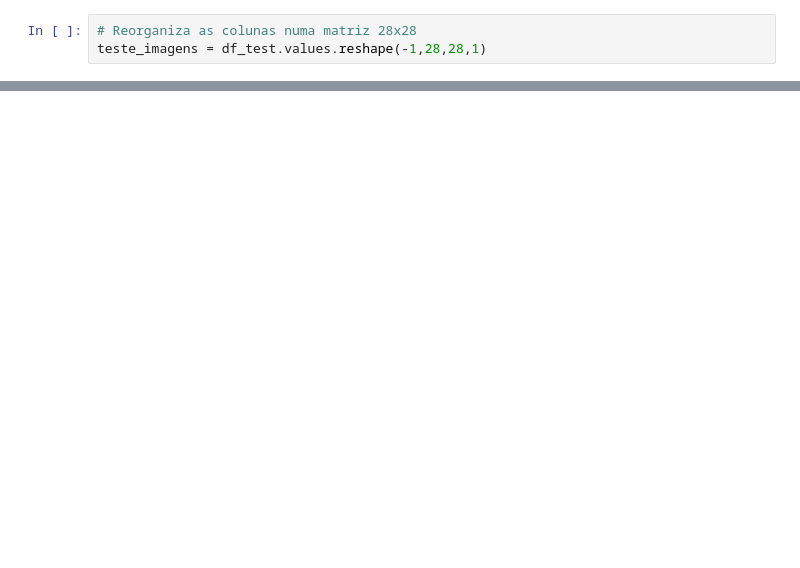
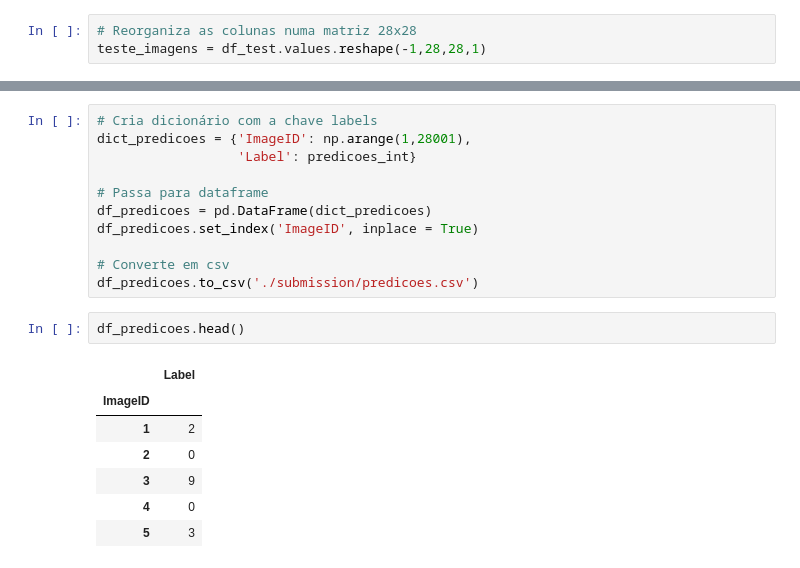
Before and after one commit to UFRJ-Analytica/Kaggle-digit-recognizer-2, a Jupyter notebook: src/Keras_Caue.ipynb, the cells around one changed output, grey strips where cells are left out. Saved outputs shown, nothing was run; the diff lists cells and outputs as text; blank space fills up the shorter version.

```diff
--- a/src/Keras_Caue.ipynb
+++ b/src/Keras_Caue.ipynb
@@ -161,0 +221,21 @@ for i in range(10):
+# %%
+# Cria dicionário com a chave labels
+dict_predicoes = {'ImageID': np.arange(1,28001),
+                  'Label': predicoes_int}
+
+# Passa para dataframe
+df_predicoes = pd.DataFrame(dict_predicoes)
+df_predicoes.set_index('ImageID', inplace = True)
+
+# Converte em csv
+df_predicoes.to_csv('./submission/predicoes.csv')
+# %%
+df_predicoes.head()
+# %% [output]
+|  | Label |
+| ImageID |  |
+| 1 | 2 |
+| 2 | 0 |
+| 3 | 9 |
+| 4 | 0 |
+| 5 | 3 |
```
Also changed, not shown: parts of 11 cells of this notebook, 4 other files.
